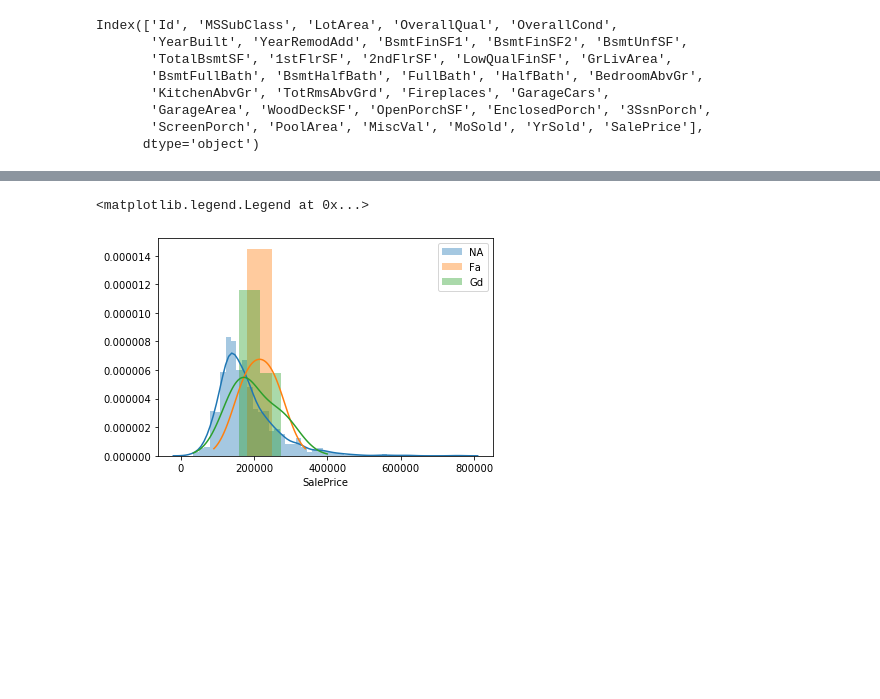
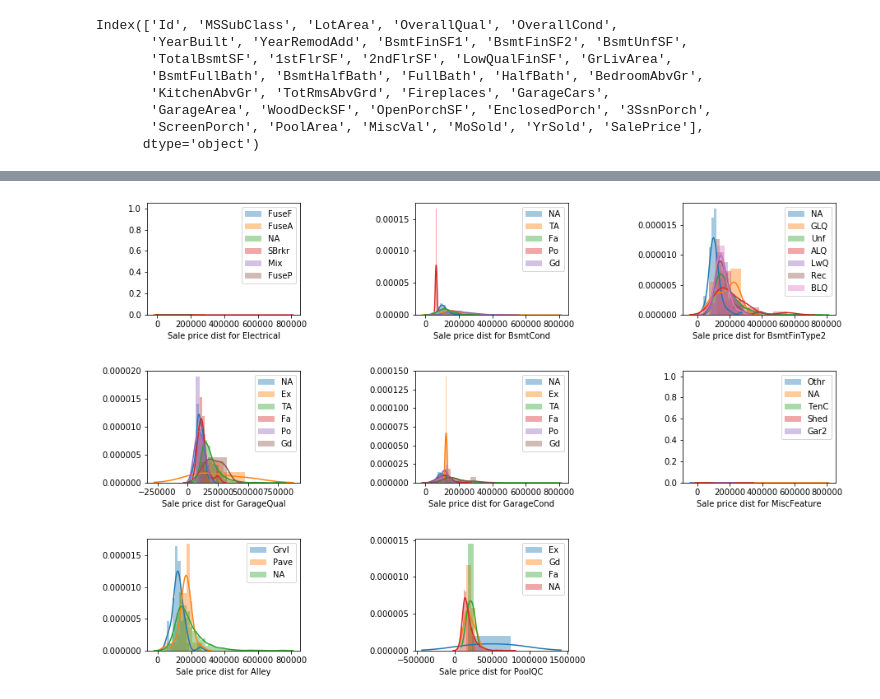
Before and after one commit to Shankhanil/CodePractice, a Jupyter notebook: Kaggle code/house-prices-advanced-regression-techniques/main.ipynb, the cells around one changed output, grey strips where cells are left out. Drawn from its saved outputs; the diff is of its cells as text; code cells hidden in the pictures; blank space fills up the shorter version.

```diff
--- a/Kaggle code/house-prices-advanced-regression-techniques/main.ipynb
+++ b/Kaggle code/house-prices-advanced-regression-techniques/main.ipynb
@@ -93,12 +143,16 @@ for i in range(_len):
-# %%
-L = list(set(_data['PoolQC']))
-_len = len(L)
-for i in range(_len):
-    if L[i] != 'Ex':
-        sns.distplot(_data[_data['PoolQC'] == L[i]]['SalePrice'], label = L[i])
-
-plt.plot()
-plt.legend()
-# %% [output]
-<matplotlib.legend.Legend at 0x...>
-[figure, removed]
+# %%
+attribute = ['Electrical', 'BsmtCond', 'BsmtFinType2', 'GarageQual', 'GarageCond', 'MiscFeature', 'Alley', 'PoolQC']
+
+
+fig = plt.figure(figsize = (15,10))
+fig.subplots_adjust(hspace=0.5, wspace=0.75)
+for i in range(len(attribute)):
+    ax = fig.add_subplot(3, 3, i+1)
+    L = list(set(_data[attribute[i]]))
+    for x in L:
+            sns.distplot(_data[_data[attribute[i]] == x]['SalePrice'], label = x)
+    plt.plot()
+    plt.xlabel("Sale price dist for {}".format(attribute[i]))
+    plt.legend()
+# %% [output]
+[figure, added]
```
Also changed, not shown: parts of 6 cells of this notebook, 1 other file.
